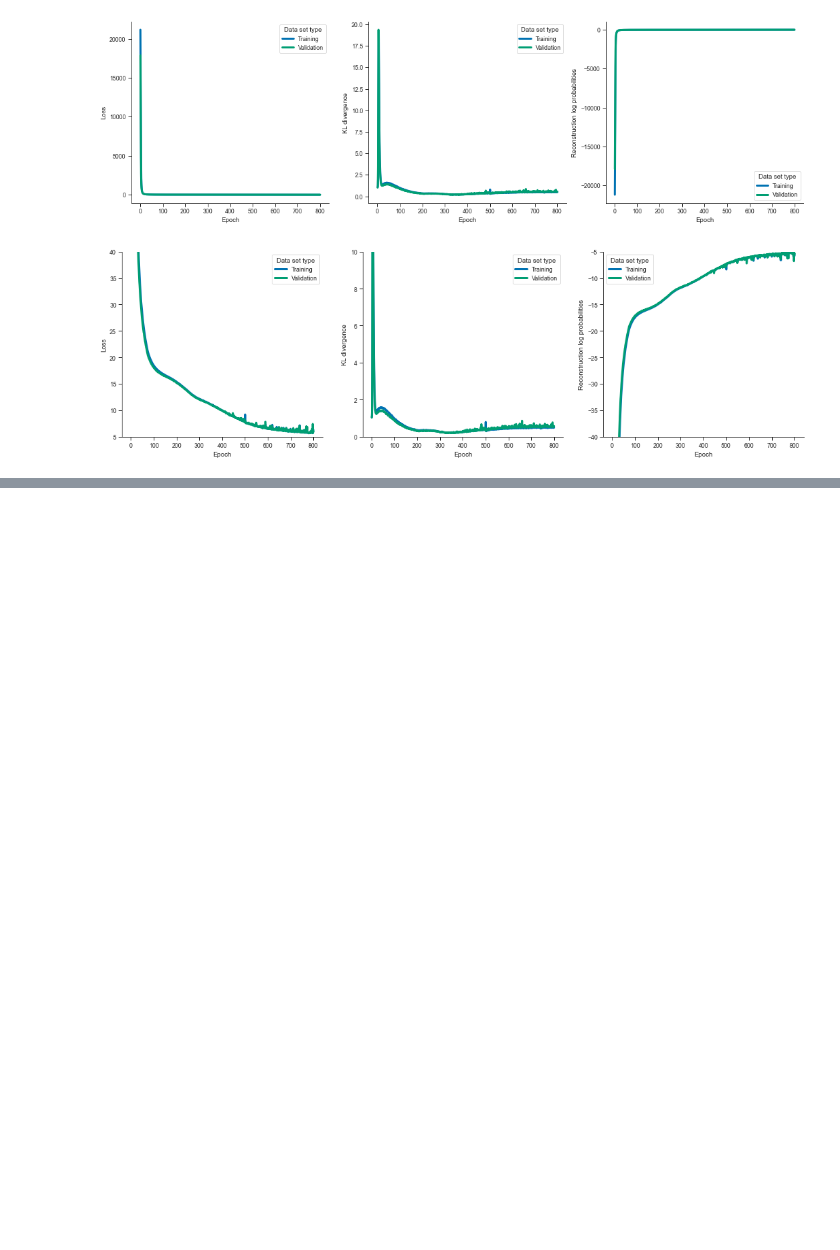
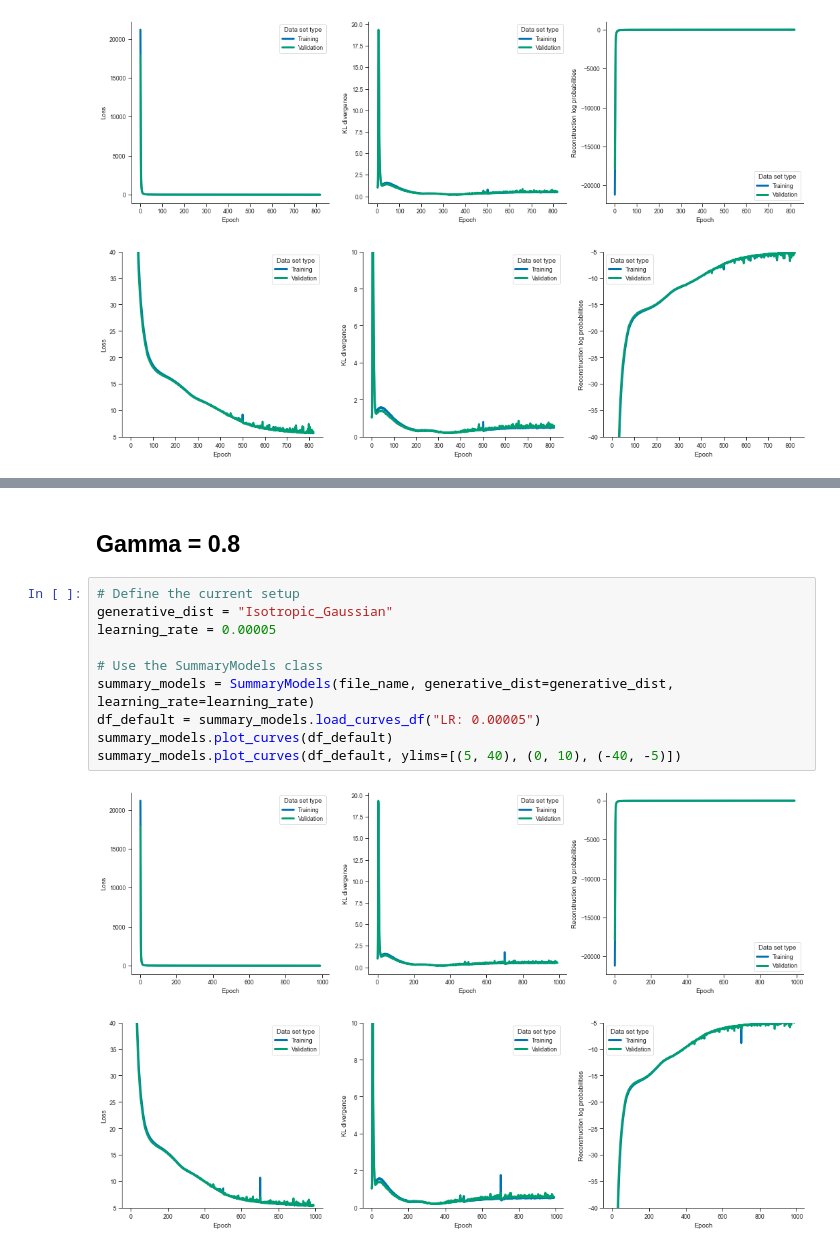
Before and after one commit to ThordurPall/vessel-trajectory-anomaly-detection, a Jupyter notebook: notebooks/Model Training/Learning Curves/Continuous Representation/Bornholm/Explore Training & Validation Curves - Fishing Vessels Diagonal Gaussian.ipynb, the cells around one changed output, grey strips where cells are left out. Saved outputs shown, nothing was run; the diff lists cells and outputs as text; blank space fills up the shorter version.

```diff
--- a/notebooks/Model Training/Learning Curves/Continuous Representation/Bornholm/Explore Training & Validation Curves - Fishing Vessels Diagonal Gaussian.ipynb
+++ b/notebooks/Model Training/Learning Curves/Continuous Representation/Bornholm/Explore Training & Validation Curves - Fishing Vessels Diagonal Gaussian.ipynb
@@ -92,0 +113,15 @@ summary_models.plot_curves(df_default, ylims=[(5, 40), (0, 10), (-40, -5)])
+# %% [markdown]
+## Gamma = 0.8
+# %%
+# Define the current setup
+generative_dist = "Isotropic_Gaussian"
+learning_rate = 0.00005
+
+# Use the SummaryModels class
+summary_models = SummaryModels(file_name, generative_dist=generative_dist, learning_rate=learning_rate)
+df_default = summary_models.load_curves_df("LR: 0.00005")
+summary_models.plot_curves(df_default)
+summary_models.plot_curves(df_default, ylims=[(5, 40), (0, 10), (-40, -5)])
+# %% [output]
+[figure, added]
+[figure, added]
```
Also changed, not shown: parts of 10 cells of this notebook, 1 other file.
